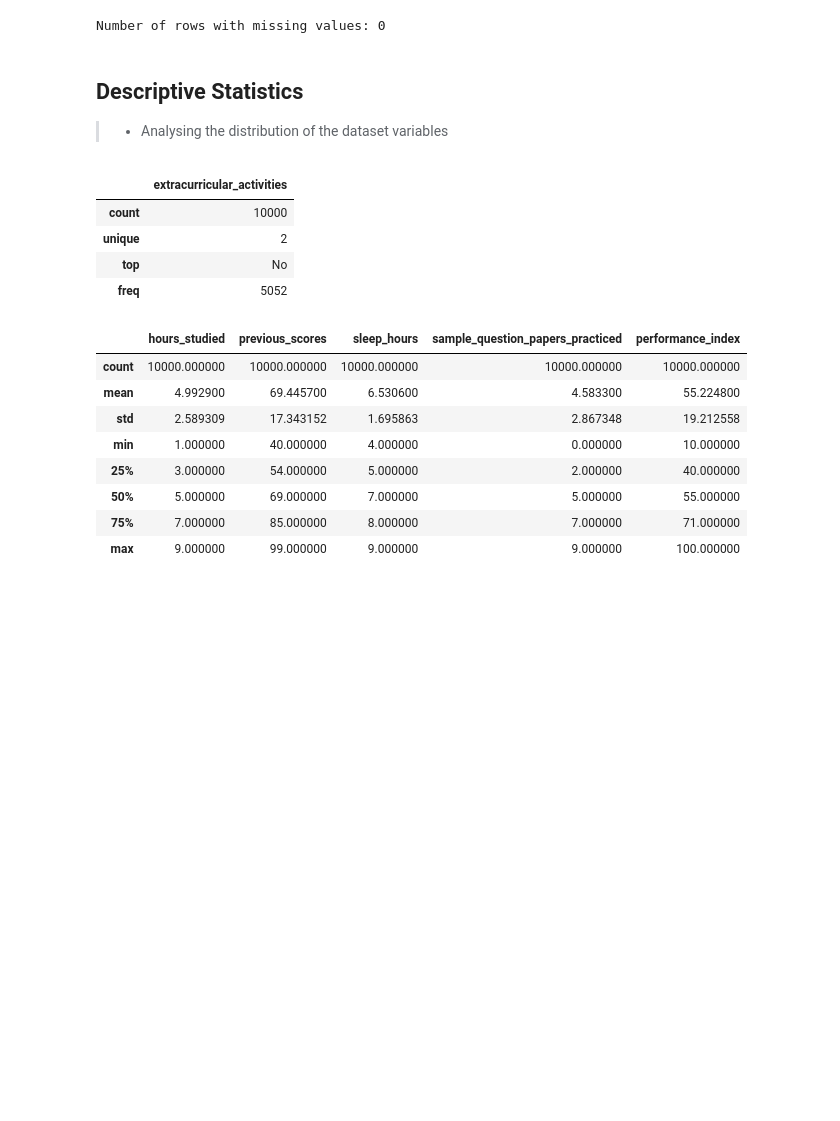
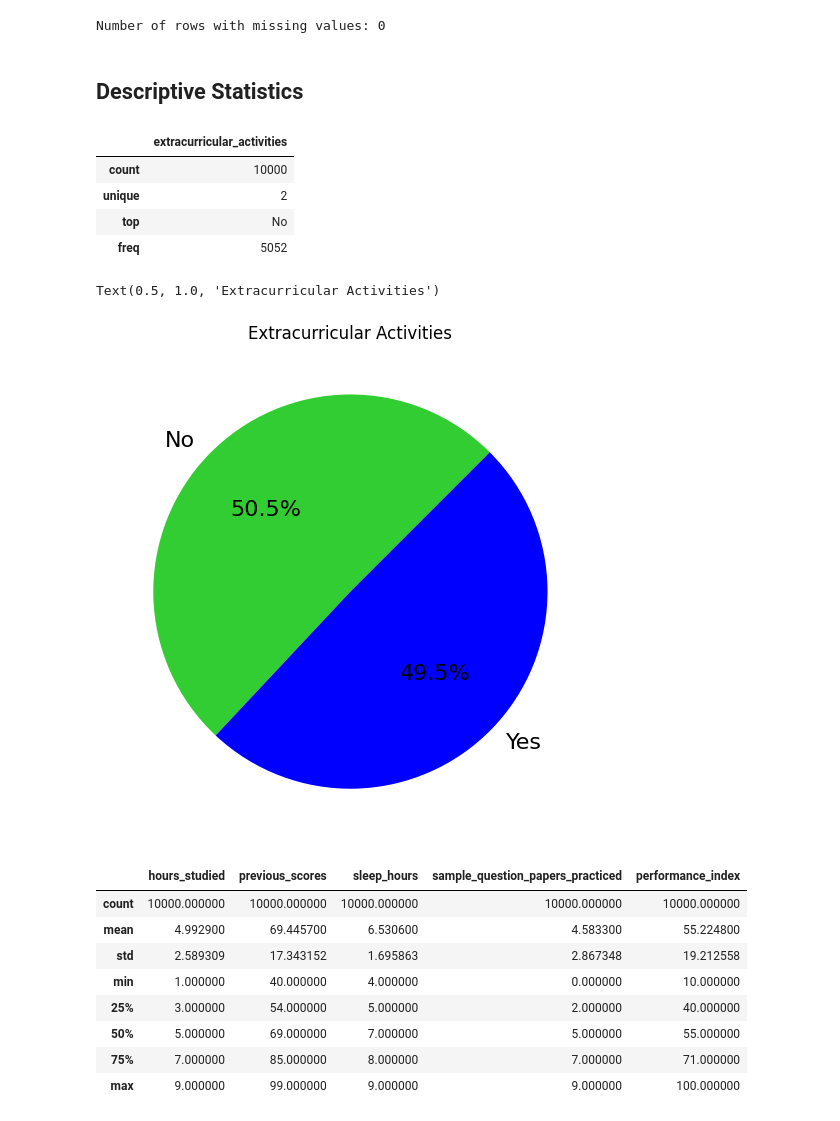
Before and after one commit to dan-teixeira/data-science, a Jupyter notebook: student_performance/student_performance.ipynb, the cells around one changed output. Cells and saved outputs as stored; diff of their text form; code cells hidden in the pictures; blank space fills up the shorter version.

Commit message:
Student Performance improvements

```diff
--- a/student_performance/student_performance.ipynb
+++ b/student_performance/student_performance.ipynb
@@ -65,7 +67,6 @@ print(f"Number of rows with missing values: {na_count}")
 Number of rows with missing values: 0
 # %% [markdown]
 ## Descriptive Statistics
-> * Analysing the distribution of the dataset variables
 # %%
 # Non-numeric variables
 df_student.select_dtypes(include=object).describe()
@@ -75,6 +76,24 @@ df_student.select_dtypes(include=object).describe()
 | unique | 2 |
 | top | No |
 | freq | 5052 |
+# %%
+plt.figure(figsize=(8,8), dpi=80)
+
+df_plot = df_student.extracurricular_activities.value_counts(normalize=True)
+
+ax = plt.pie(
+    df_plot,
+    autopct='%1.1f%%',
+    colors=["limegreen", "blue"],
+    startangle=45,
+    labels=df_plot.index,
+    textprops={"fontsize":20}
+)
+
+plt.title("Extracurricular Activities", fontsize=15)
+# %% [output]
+Text(0.5, 1.0, 'Extracurricular Activities')
+[figure, added]
 # %%
 # Numeric variables
 df_student.describe()
```
Also changed, not shown: parts of 8 cells of this notebook.
